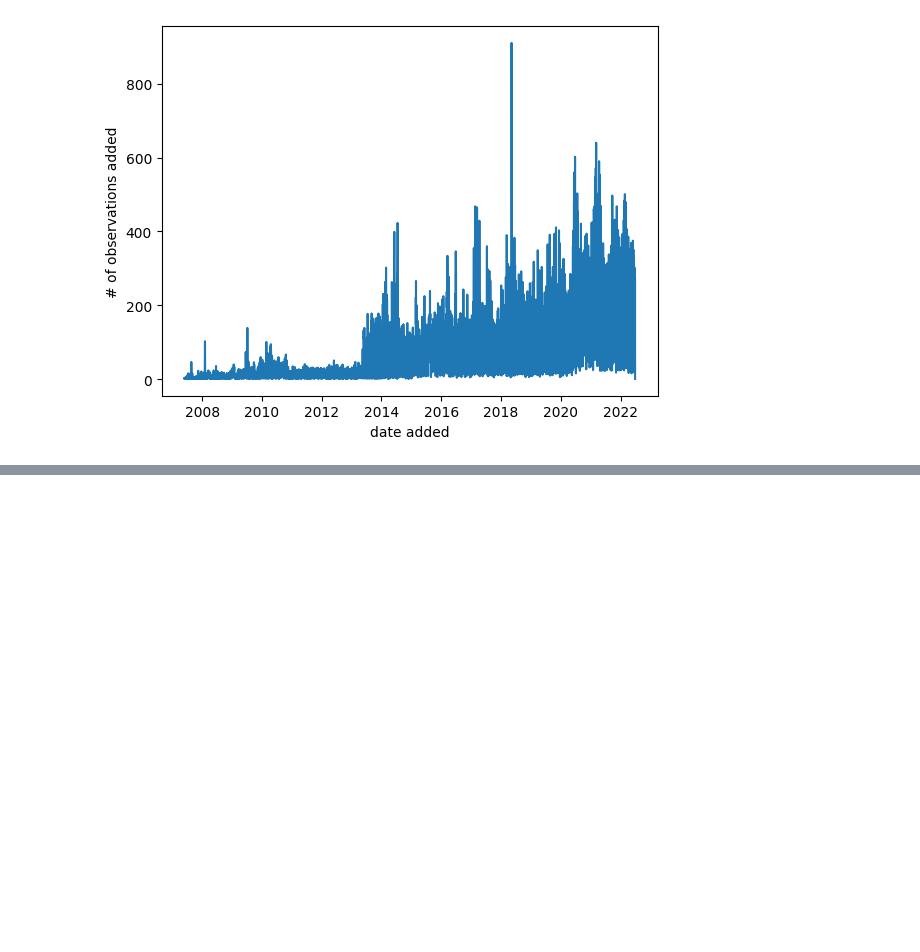
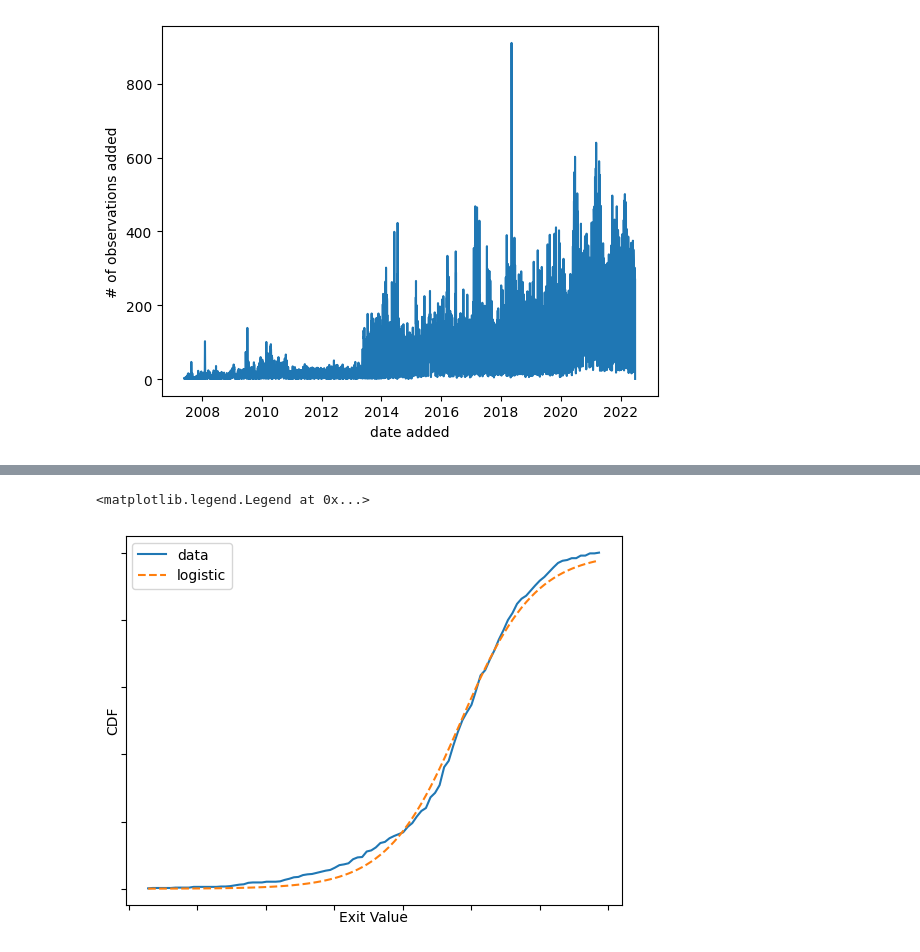
Before and after one commit to technometrics-lab/17-Venture-Capital-Risk-and-Return, a Jupyter notebook: src/notebooks/stylized_facts.ipynb, the cells around one changed output, grey strips where cells are left out. Drawn from its saved outputs; the diff is of its cells as text; code cells hidden in the pictures; blank space fills up the shorter version.

```diff
--- a/src/notebooks/stylized_facts.ipynb
+++ b/src/notebooks/stylized_facts.ipynb
@@ -524,0 +513,26 @@ NameError: name 'orgs' is not defined
+# %%
+returns = pd.read_csv('../../data/data_nopred.csv', low_memory=False)
+# returns = returns[returns.exit_value < 1e10]
+exit_val = np.log(returns.exit_value.dropna())
+
+f = Fitter(exit_val, distributions=['logistic'])
+f.fit()
+
+
+count, bins_count = np.histogram(exit_val, bins=100)
+cdf_exit = np.cumsum(count / sum(count))
+
+loc_lo, scale_lo = f.get_best()['logistic'].values()
+cdf_lo = logistic.cdf(bins_count[1:], loc_lo, scale_lo)
+# %%
+
+plt.plot(bins_count[1:], cdf_exit, label="data")
+plt.plot(bins_count[1:], cdf_lo, '--', label=f"logistic")
+
+plt.tick_params(labelleft=False, labelbottom=False, )
+plt.ylabel('CDF')
+plt.xlabel('Exit Value')
+plt.legend()
+# %% [output]
+<matplotlib.legend.Legend at 0x...>
+[figure, added]
```
Also changed, not shown: parts of 10 cells of this notebook, 3 other files.
